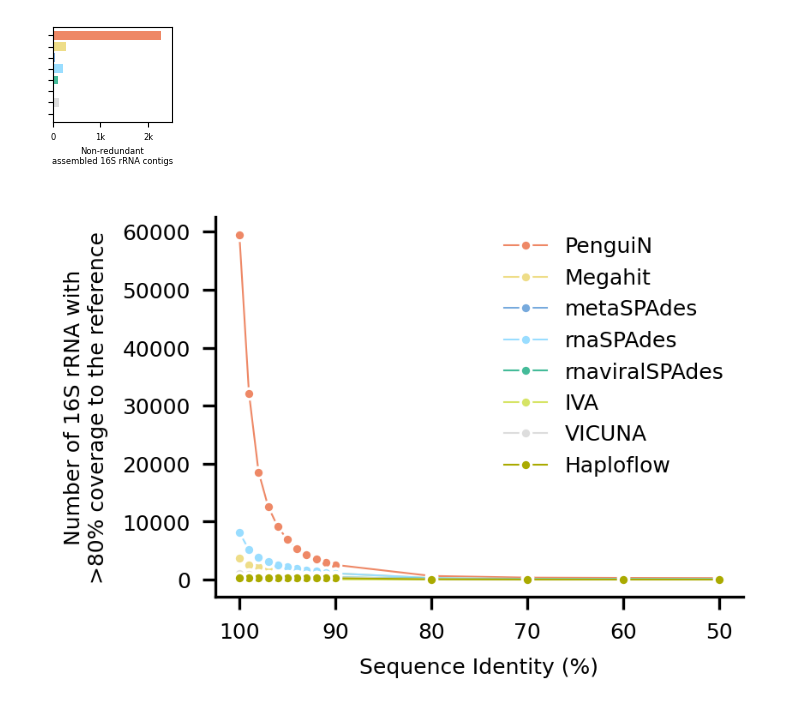
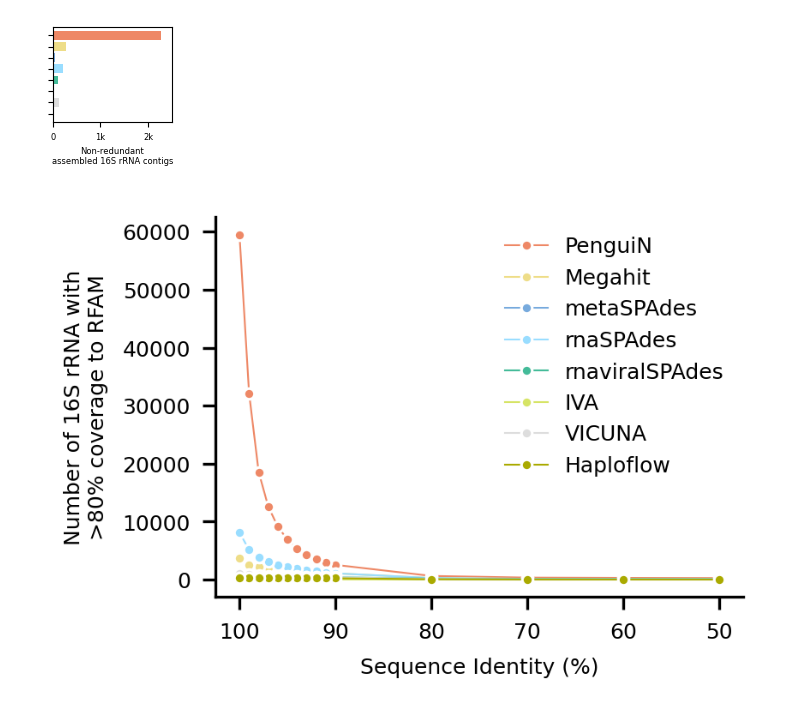
Before and after one commit to AnnSeidel/penguin-analysis, a Jupyter notebook: notebooks/metatranscriptomes_16S.ipynb, the cells around one changed output. Saved outputs shown, nothing was run; the diff lists cells and outputs as text; code cells hidden in the pictures.

```diff
--- a/notebooks/metatranscriptomes_16S.ipynb
+++ b/notebooks/metatranscriptomes_16S.ipynb
@@ -205,19 +207,19 @@ df_cluster_stats.columns = ['Tool', 'Cluster SeqId', 'Num Representatives']
 # %%
 plt.figure(figsize=(7.17/2.54,5.0/2.54), dpi=300)
 
 ax=sns.lineplot(data=df_cluster_stats, x="Cluster SeqId", y="Num Representatives", hue="Tool",\
              marker="o",palette=color2Label, linewidth=0.5, markersize=3)
 
 
 plt.legend(title="",frameon=False)
 plt.xlabel("Sequence Identity (%)")
-plt.ylabel("Number of 16S rRNA with\n>80% coverage to the reference")
+plt.ylabel("Number of 16S rRNA with\n>80% coverage to RFAM")
 plt.gca().invert_xaxis()
 
 
 ax.spines['top'].set_visible(False)
 ax.spines['right'].set_visible(False)
 plt.tight_layout()
 plt.savefig(outDir + 'Fig_7_E.png', dpi=DPI, transparent=True)
 # %% [output]
-[figure, old version]
+[figure, new version]
```
Also changed, not shown: parts of 1 cell of this notebook.
